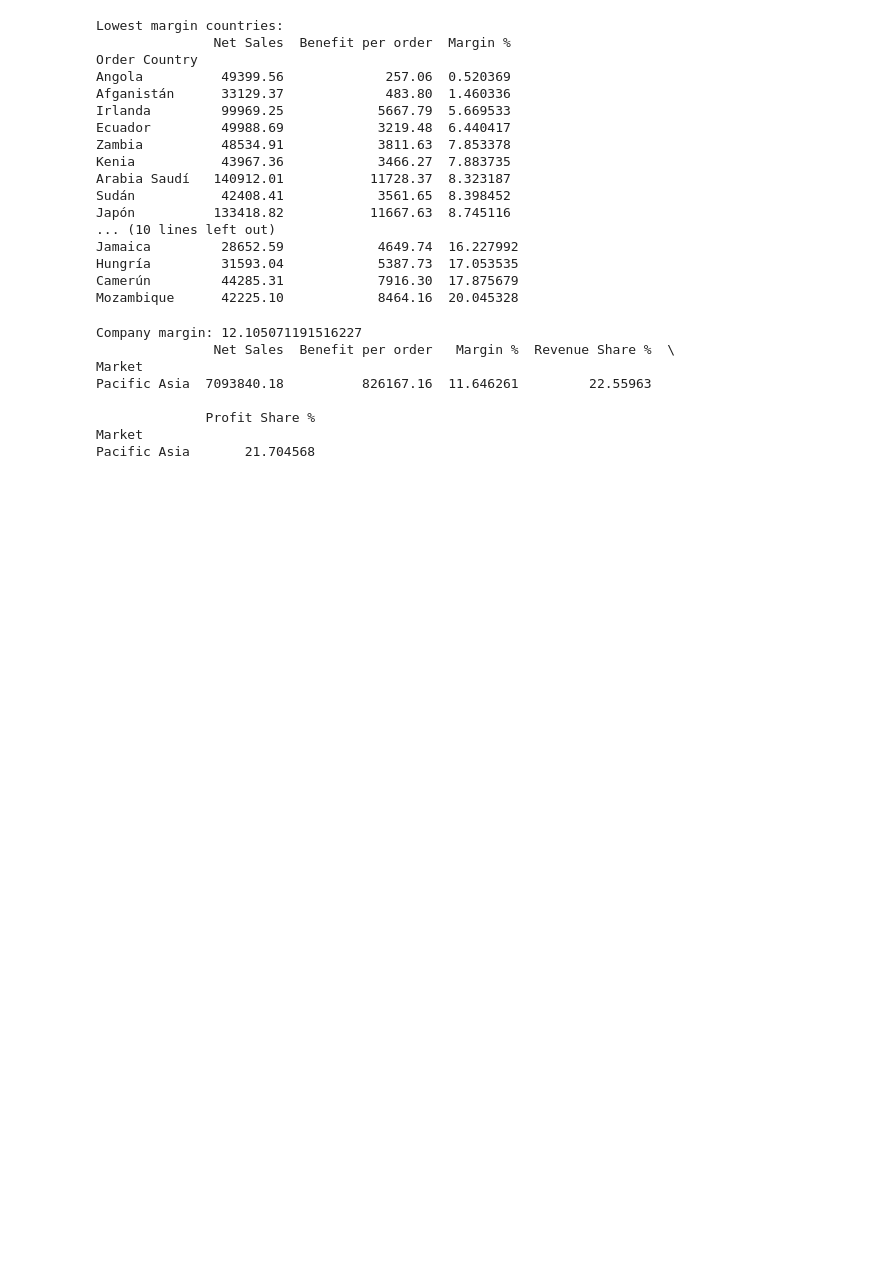
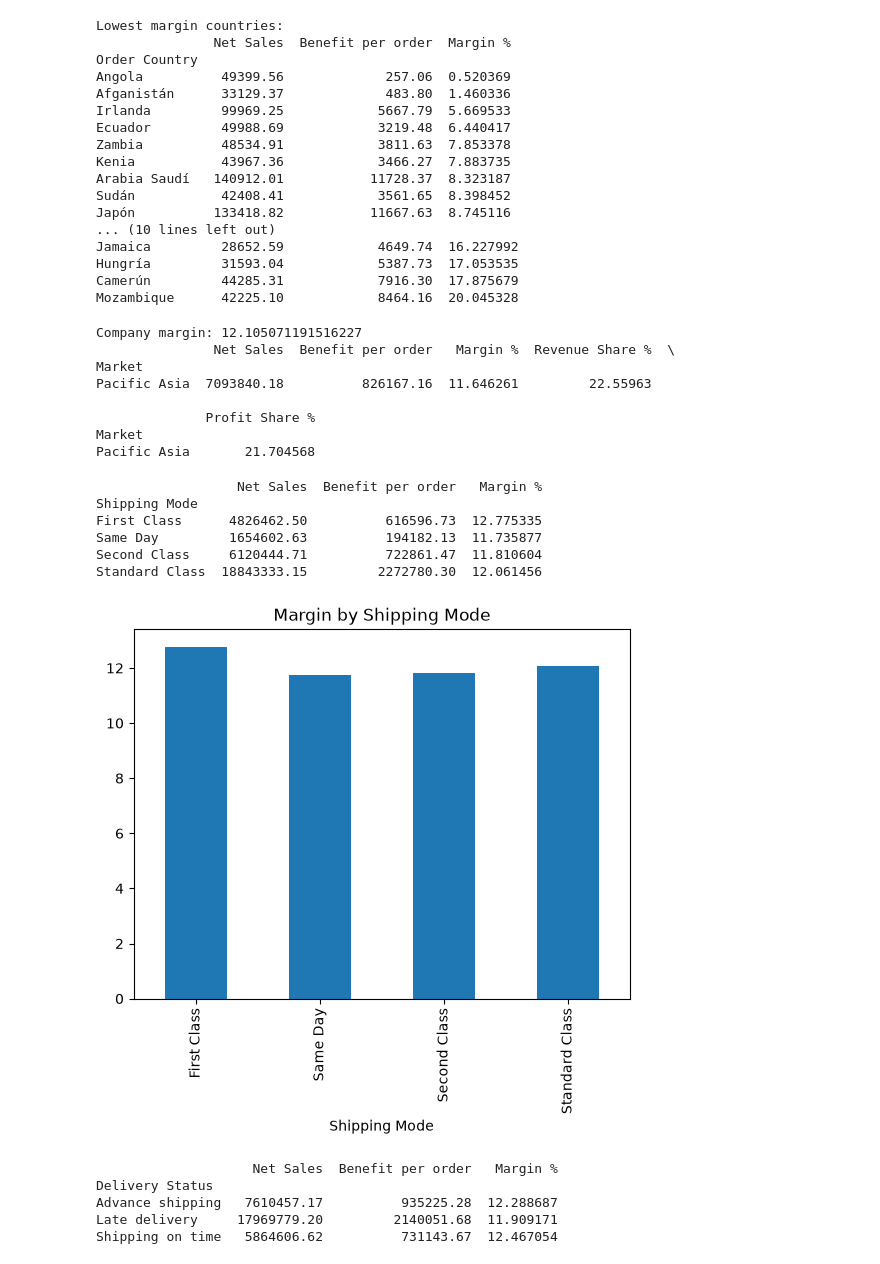
Before and after one commit to shivanshm5-cyber/Customer-Product-and-Profitability-Performance-Analysis-in-Supply-Chain-Operations, a Jupyter notebook: notebooks/supplychain.ipynb, the cells around one changed output. Saved outputs shown, nothing was run; the diff lists cells and outputs as text; code cells hidden in the pictures; blank space fills up the shorter version.

```diff
--- a/notebooks/supplychain.ipynb
+++ b/notebooks/supplychain.ipynb
@@ -650,3 +650,29 @@ Pacific Asia  7093840.18          826167.16  11.646261         22.55963
               Profit Share %
 Market
 Pacific Asia       21.704568
+# %%
+ship = df.groupby("Shipping Mode")[["Net Sales", "Benefit per order"]].sum()
+ship["Margin %"] = ship["Benefit per order"] / ship["Net Sales"] * 100
+print(ship)
+
+ship["Margin %"].plot(kind="bar")
+plt.title("Margin by Shipping Mode")
+plt.show()
+# %% [output]
+                  Net Sales  Benefit per order   Margin %
+Shipping Mode
+First Class      4826462.50          616596.73  12.775335
+Same Day         1654602.63          194182.13  11.735877
+Second Class     6120444.71          722861.47  11.810604
+Standard Class  18843333.15         2272780.30  12.061456
+[figure, added]
+# %%
+late = df.groupby("Delivery Status")[["Net Sales", "Benefit per order"]].sum()
+late["Margin %"] = late["Benefit per order"] / late["Net Sales"] * 100
+print(late)
+# %% [output]
+                    Net Sales  Benefit per order   Margin %
+Delivery Status
+Advance shipping   7610457.17          935225.28  12.288687
+Late delivery     17969779.20         2140051.68  11.909171
+Shipping on time   5864606.62          731143.67  12.467054
```
Also changed, not shown: parts of 3 cells of this notebook, 5 other files.
